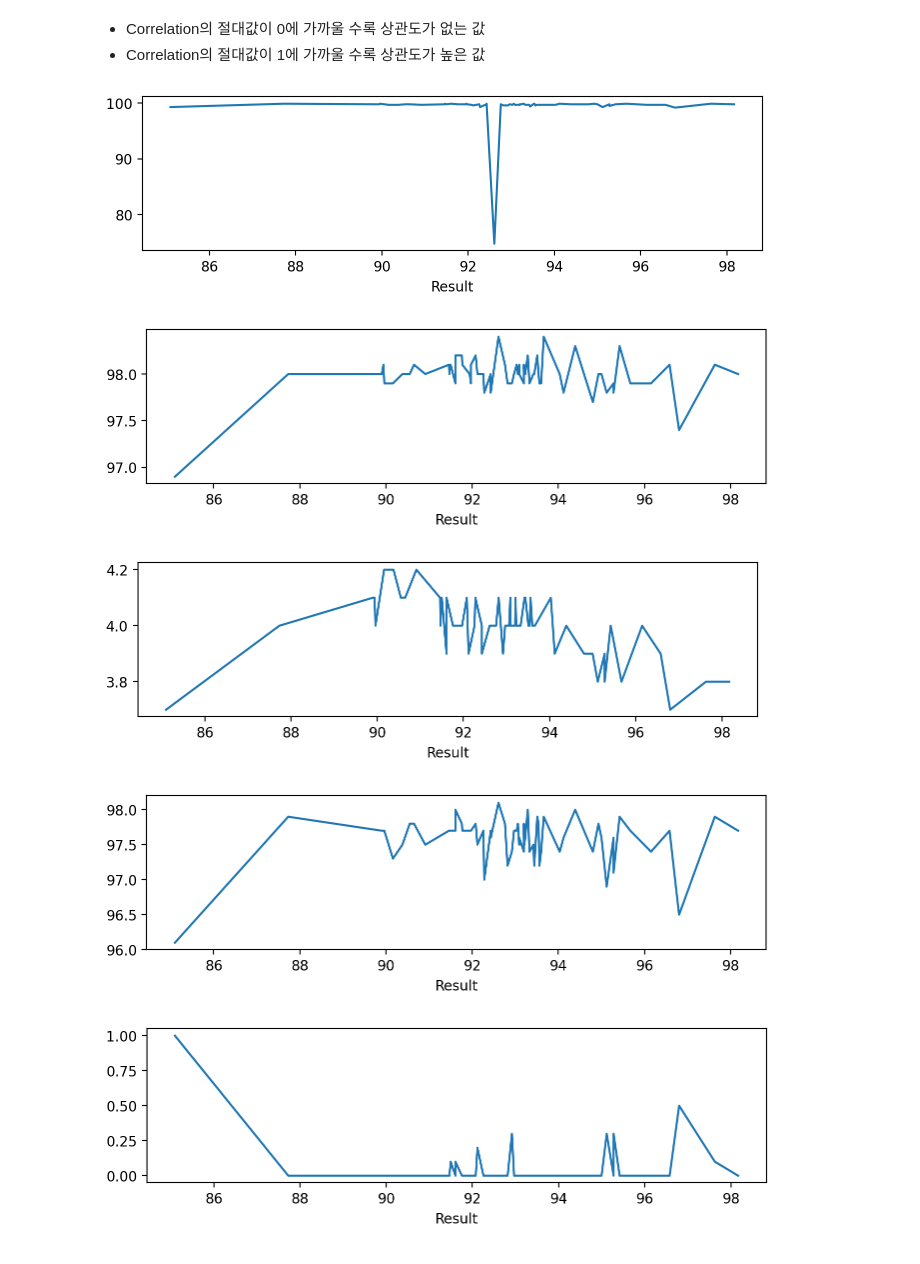
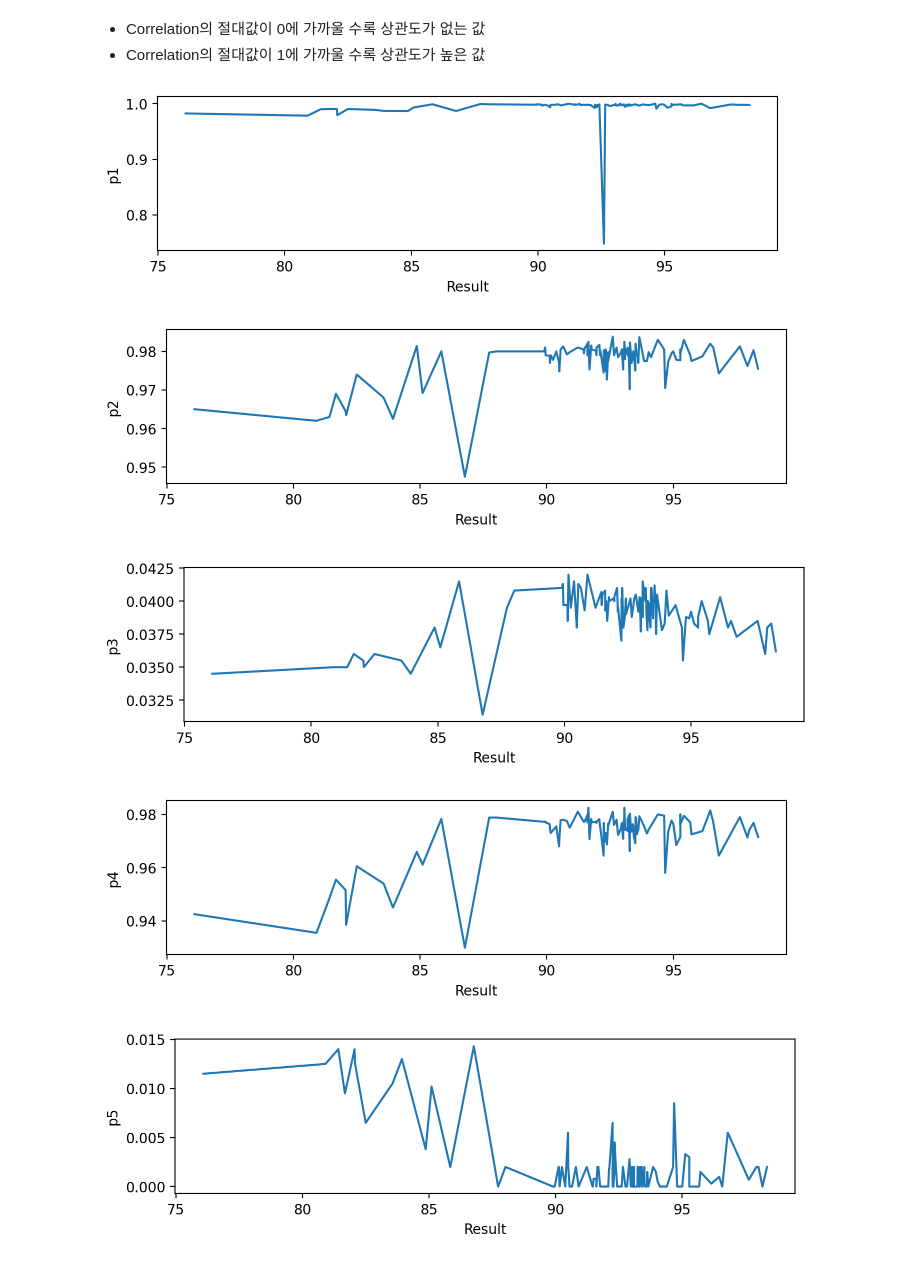
Before and after one commit to imbiotech/skbtML, a Jupyter notebook: k_pda_gmp_w_s.ipynb, the cells around one changed output. Saved outputs shown, nothing was run; the diff lists cells and outputs as text; code cells hidden in the pictures.

```diff
--- a/k_pda_gmp_w_s.ipynb
+++ b/k_pda_gmp_w_s.ipynb
@@ -312,8 +392,8 @@ ipc_df.drop(["Exp","Real"],axis=1,inplace=True)
 
 
 # Training Set과 Validation Set을 분리
-ipc_df_trn = ipc_df[:64]
-ipc_df_val = ipc_df[64:]
+ipc_df_trn = ipc_df[:112]
+ipc_df_val = ipc_df[112:]
 # %%
 # Training Set 데이터 확인
 ipc_df_trn[:3]
@@ -353,24 +433,26 @@ dtype: float64
 # %%
 # 시각화
 import matplotlib.pyplot as plt
 
+
 # 레티나 디스플레이를 사용하는 경우 고화질로 출력해준다
 %config InlineBackend.figure_format = 'retina'
 
-ipc_df_trn_sort = ipc_df_trn.copy()
-ipc_df_trn_sort.set_index("Result",inplace=True)
 
-ipc_df_trn_sort.sort_index(ascending=True,inplace=True)
+# Result의 순서대로 나열하기 위해 Result를 Dataframe의 index로 설정
+if ipc_df_trn.index.name != "Result":
+    ipc_df_trn.set_index("Result",inplace=True)
 
-ipc_df_trn_sort
 
+# 각 데이터 (x) vs 타겟 (y) 에 대한 그래프 작성
 for f in features:
     plt.figure(figsize=(8, 2))
-    ipc_df_trn_sort[f].plot()
+    ipc_df_trn[f].plot()
+    plt.ylabel(f)
     plt.show()
 # %% [output]
-[figure, old version]
+[figure, new version]
-[figure, old version]
+[figure, new version]
-[figure, old version]
+[figure, new version]
-[figure, old version]
+[figure, new version]
-[figure, old version]
+[figure, new version]
```
Also changed, not shown: parts of 14 cells of this notebook, 1 other file.
